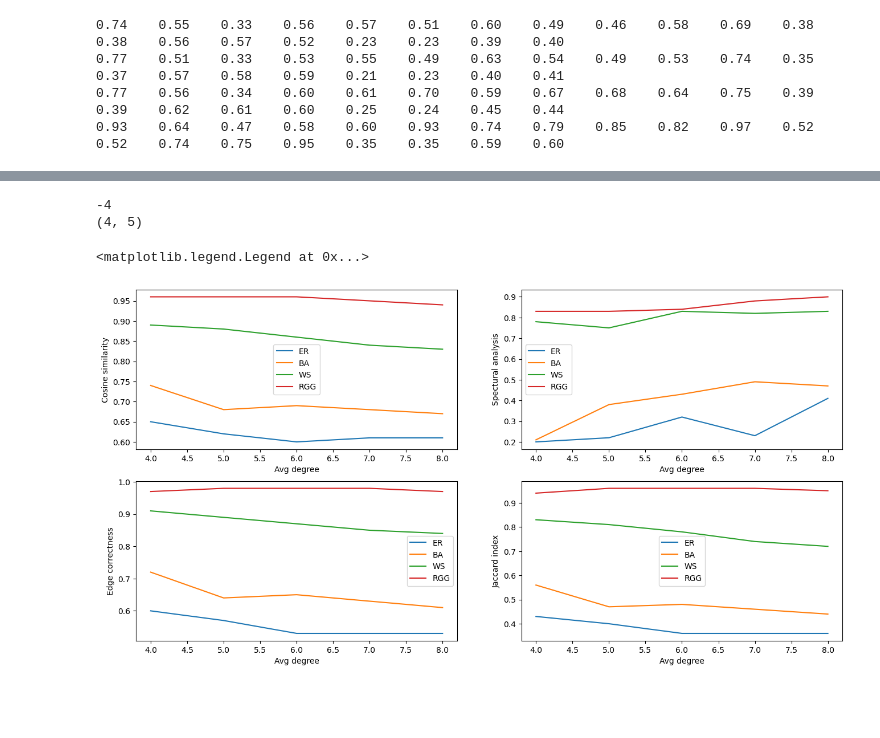
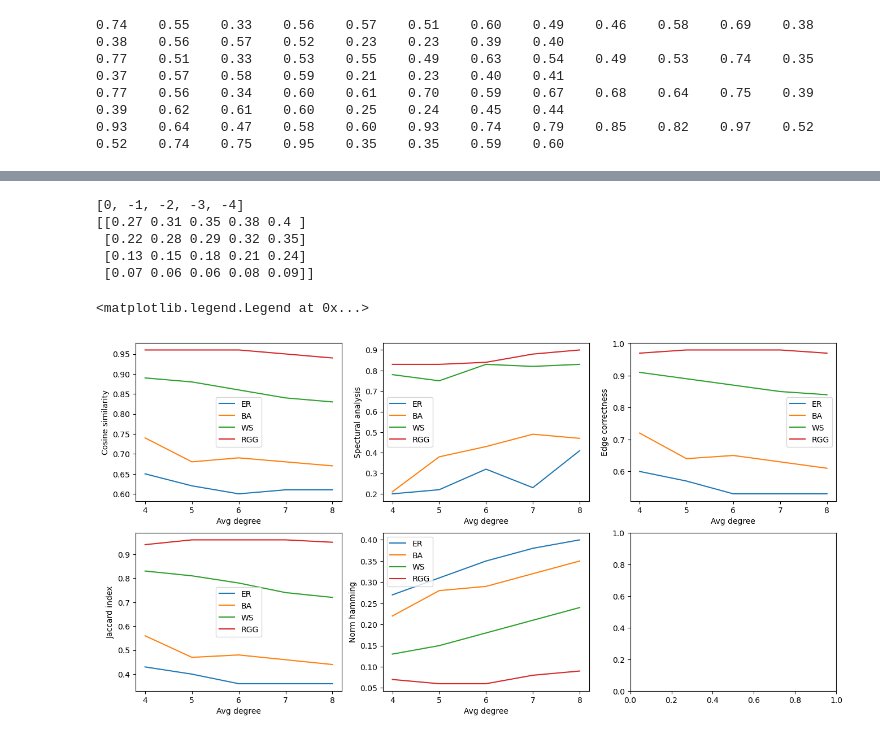
Before and after one commit to bizhili/Topology_Learning_Epis, a Jupyter notebook: readExperiment.ipynb, the cells around one changed output, grey strips where cells are left out. Cells and saved outputs as stored; diff of their text form; code cells hidden in the pictures; blank space fills up the shorter version.

```diff
--- a/readExperiment.ipynb
+++ b/readExperiment.ipynb
@@ -60,10 +87,16 @@ IMatrix= torch.eye(node, device= "cpu")
 npzfile = np.load(fileName)
 loss= npzfile['loss']
 taus= npzfile["taus"]
+signal= npzfile['signal']
 
 plt.plot(loss)
 plt.yscale("log")
 plt.xlabel("Epoches")
 plt.ylabel("loss")
 plt.legend("Loss")
+
+
+print(signal.shape)
+
+analyse_signal(signal)
 # %% [output]
@@ -132,6 +317,10 @@ for randomGraph in randomGraphs:
 
 identicalf= 0.01
 node= 100
+random.seed(100001)
+dense= int(math.log(node))
+CompareWithRandom= False
+
 #Performance on different strains new
 
 for randomGraph in randomGraphs:
@@ -139,11 +328,13 @@ for randomGraph in randomGraphs:
     spectralsList= []
     edgesList= []
     jaccardsList= []
+    hammingList= []
     for strain in strains:
         cosines= 0
         spectrals= 0
         edges= 0
         jaccards= 0
+        hammings= 0
         for seed in seeds:
             try:
                 fileName= f"results/AA/AA_{randomGraph}_identical_{seed}_{strain}_-1_0_{node}_{identicalf*1000}_150000.npz"
@@ -155,6 +346,10 @@ for randomGraph in randomGraphs:
             # Access the arrays in the NPZ file
             Awnp= npzfile['A']
             PreAnp= npzfile['Apre']
+            if CompareWithRandom:
+                A, _= random_graph.get_ER_random_contact(node, dense, shuffle= True)
+                PreAnp= A.numpy()
+
             Aw = torch.tensor(Awnp)
             PreA = torch.tensor(PreAnp)
             links= int(torch.sum(Aw)/identicalf)
@@ -164,15 +359,19 @@ for randomGraph in randomGraphs:
             spectrals+= evaluate.spectral_analysis(Aw, PreA)
             edges+= evaluate.recall(Aws, PreAs)
             jaccards+= evaluate.jaccard_index(Aws, PreAs)
+            hammings+= evaluate.normalized_hamming_distance(Aws, PreAs)
         cosines/= len(seeds)
         spectrals/= len(seeds)
         edges/= len(seeds)
         jaccards/= len(seeds)
+        hammings/= len(seeds)
         cosinesList.append(f"{cosines:.2f}")
         spectralsList.append(f"{spectrals:.2f}")
         edgesList.append(f"{edges:.2f}")
         jaccardsList.append(f"{jaccards:.2f}")
+        hammingList.append(f"{hammings:.2f}")
         #print(f"{cosines:.2f}\t{spectrals:.2f}\t{edges:.2f}\t{jaccards:.2f}", end="\t")
-    print("\t".join(cosinesList)+"\t"+"\t".join(spectralsList)+"\t"+"\t".join(edgesList)+"\t"+"\t".join(jaccardsList))
+    print("\t".join(cosinesList)+"\t"+"\t".join(spectralsList)+"\t"+"\t".join(edgesList)+"\t"+"\t".join(jaccardsList)+"\t"+"\t".join(hammingList))
     #print()
+    #print()
 # %% [output]
@@ -247,32 +453,41 @@ jaccardsNp= np.array(jaccardsNp).astype(float)
 # %%
 print(denses)
-print(cosinesNp.shape)
+print(hammingNp)
 # %% [output]
--4
-(4, 5)
+[0, -1, -2, -3, -4]
+[[0.27 0.31 0.35 0.38 0.4 ]
+ [0.22 0.28 0.29 0.32 0.35]
+ [0.13 0.15 0.18 0.21 0.24]
+ [0.07 0.06 0.06 0.08 0.09]]
 # %%
-fig, axs = plt.subplots(2, 2, figsize=(16, 8))
+fig, axs = plt.subplots(2, 3, figsize=(16, 8))
 import math
 axs[0, 0].plot(int(math.log(100))-np.array(denses) ,cosinesNp.T)
 axs[0, 0].set_ylabel('Cosine similarity')
 axs[0, 0].set_xlabel("Avg degree")
 axs[0, 0].legend(["ER", "BA", "WS", "RGG"])
 
 
 axs[0, 1].plot(int(math.log(100))-np.array(denses) ,spectralsNp.T)
 axs[0, 1].set_ylabel('Spectural analysis')
 axs[0, 1].set_xlabel("Avg degree")
 axs[0, 1].legend(["ER", "BA", "WS", "RGG"])
 
-axs[1, 0].plot(int(math.log(100))-np.array(denses) ,edgesNp.T)
-axs[1, 0].set_ylabel('Edge correctness')
+axs[0, 2].plot(int(math.log(100))-np.array(denses) ,edgesNp.T)
+axs[0, 2].set_ylabel('Edge correctness')
+axs[0, 2].set_xlabel("Avg degree")
+axs[0, 2].legend(["ER", "BA", "WS", "RGG"])
+
+axs[1, 0].plot(int(math.log(100))-np.array(denses) ,jaccardsNp.T)
+axs[1, 0].set_ylabel('Jaccard index')
 axs[1, 0].set_xlabel("Avg degree")
 axs[1, 0].legend(["ER", "BA", "WS", "RGG"])
 
-axs[1, 1].plot(int(math.log(100))-np.array(denses) ,jaccardsNp.T)
-axs[1, 1].set_ylabel('Jaccard index')
+
+axs[1, 1].plot(int(math.log(100))-np.array(denses) ,hammingNp.T)
+axs[1, 1].set_ylabel('Norm hamming')
 axs[1, 1].set_xlabel("Avg degree")
 axs[1, 1].legend(["ER", "BA", "WS", "RGG"])
 # %% [output]
 <matplotlib.legend.Legend at 0x...>
-[figure, old version]
+[figure, new version]
```
Also changed, not shown: parts of 19 cells of this notebook, 12 other files.
